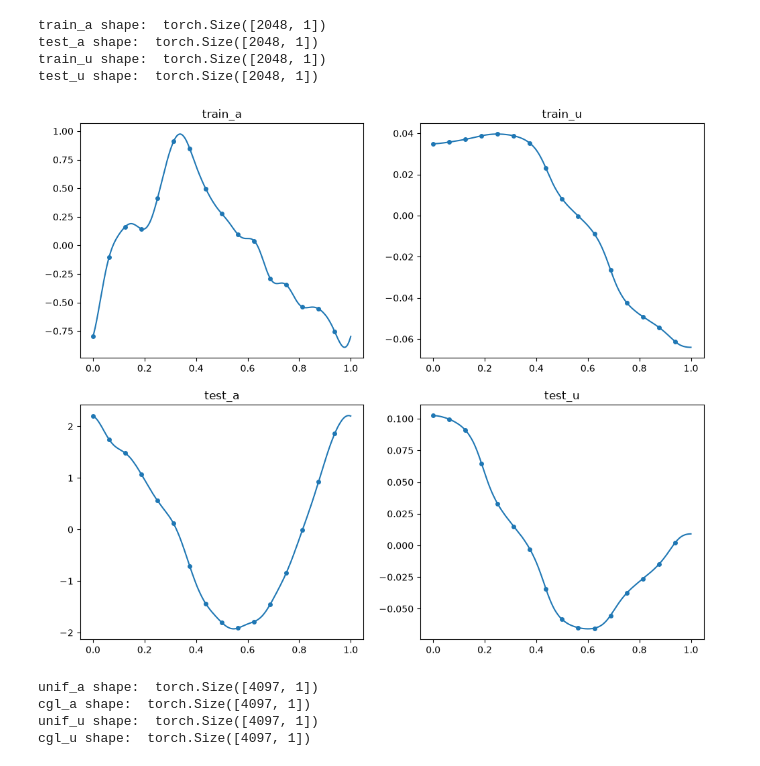
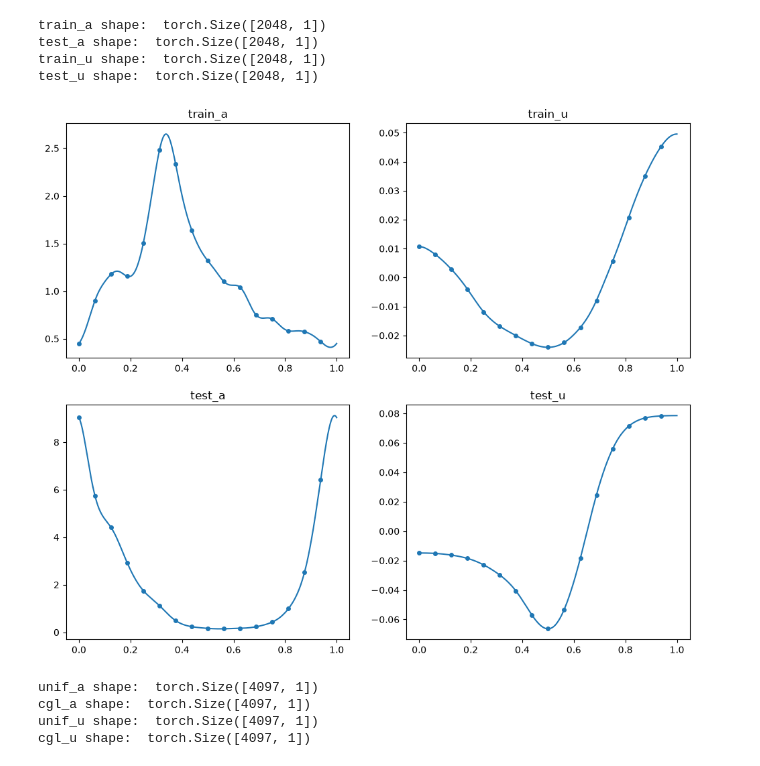
Before and after one commit to jens-nielsen/UltraNet, a Jupyter notebook: data_inspector.ipynb, the cells around one changed output. Cells and saved outputs as stored; diff of their text form; code cells hidden in the pictures.

Commit message:
neuman a Darcy

```diff
--- a/data_inspector.ipynb
+++ b/data_inspector.ipynb
@@ -64,29 +64,29 @@ def visualize_data(data_type: DataType, cheby:bool, train_a, test_a, train_u, te
 
     plt.show()
 # %%
-data_type = DataType.DARCY_NEUMANN
+data_type = DataType.DARCY_NEUMANN_A
 cheby = False
 
 data_config = data_config_map.get(data_type)
 pth = data_config.pth if cheby is False else data_config.cheby_pth
 
 data = torch.load(pth, mmap=True)
 
 train_a, test_a = data["a"][0], data["a"][-1]
 train_u, test_u = data["u"][0], data["u"][-1]
 
 print("train_a shape: ", train_a.shape)
 print("test_a shape: ", test_a.shape)
 print("train_u shape: ", train_u.shape)
 print("test_u shape: ", test_u.shape)
 
 visualize_data(data_type=data_type, cheby=cheby, train_a=train_a, train_u=train_u, test_a=test_a, test_u=test_u)
 # %% [output]
 train_a shape:  torch.Size([2048, 1])
 test_a shape:  torch.Size([2048, 1])
 train_u shape:  torch.Size([2048, 1])
 test_u shape:  torch.Size([2048, 1])
-[figure, old version]
+[figure, new version]
 # %%
 def visualize_cgl_vs_unif(data_type: DataType, unif_a, unif_u, cgl_a, cgl_u):
     if data_type == DataType.BURGERS:
```
Also changed, not shown: 1 other file.
